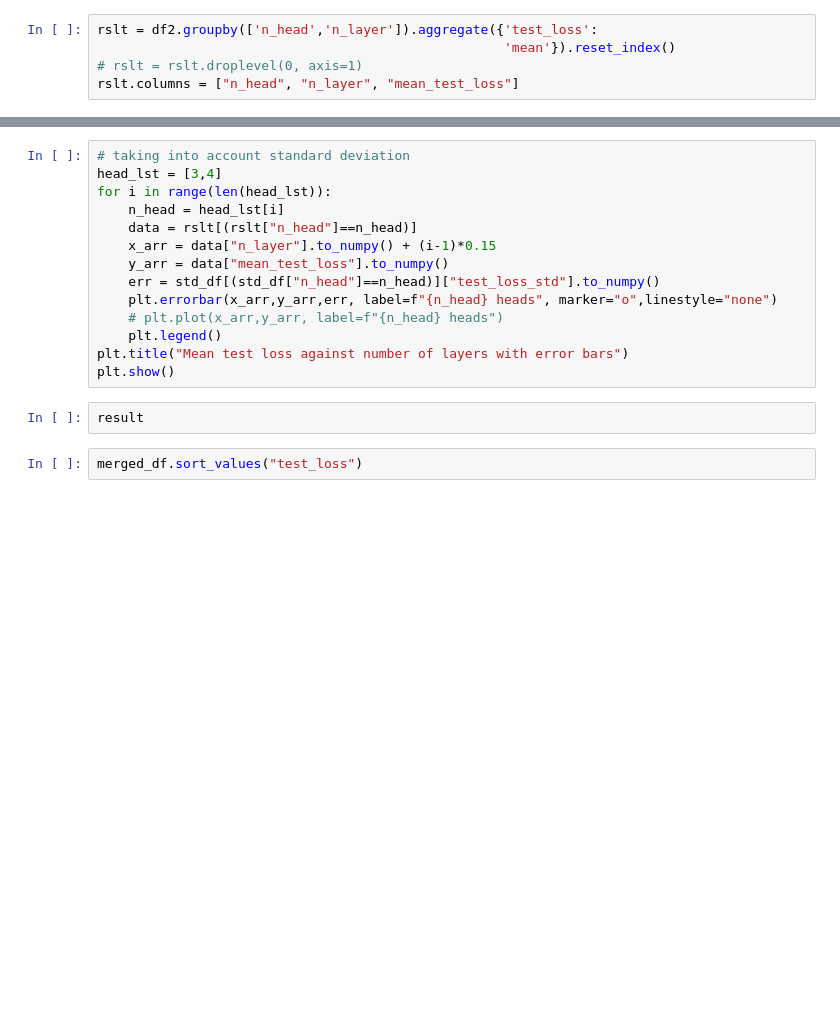
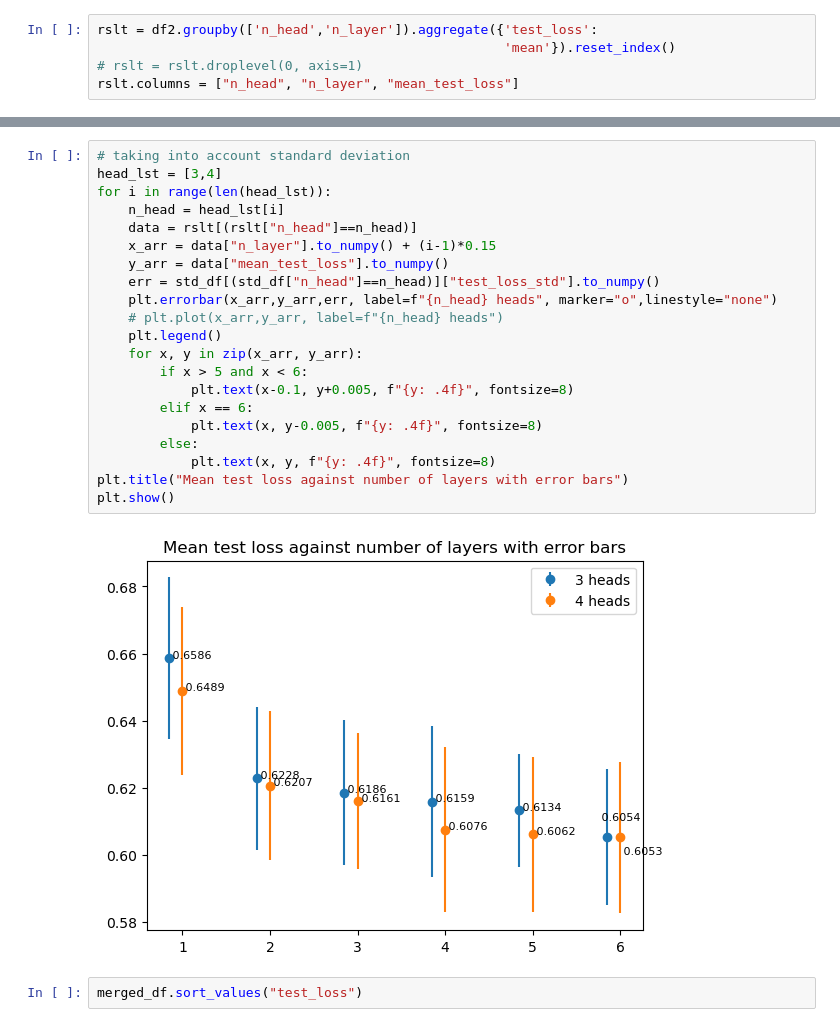
Before and after one commit to XTM233/UROP-2023, a Jupyter notebook: results_discussion.ipynb, the cells around one changed output, grey strips where cells are left out. Drawn from its saved outputs; the diff is of its cells as text; blank space fills up the shorter version.

```diff
--- a/results_discussion.ipynb
+++ b/results_discussion.ipynb
@@ -394,19 +437,26 @@ plt.show()
 # %%
 # taking into account standard deviation
 head_lst = [3,4]
 for i in range(len(head_lst)):
     n_head = head_lst[i]
     data = rslt[(rslt["n_head"]==n_head)]
     x_arr = data["n_layer"].to_numpy() + (i-1)*0.15
     y_arr = data["mean_test_loss"].to_numpy()
     err = std_df[(std_df["n_head"]==n_head)]["test_loss_std"].to_numpy()
     plt.errorbar(x_arr,y_arr,err, label=f"{n_head} heads", marker="o",linestyle="none")
     # plt.plot(x_arr,y_arr, label=f"{n_head} heads")
     plt.legend()
+    for x, y in zip(x_arr, y_arr):
+        if x > 5 and x < 6:
+            plt.text(x-0.1, y+0.005, f"{y: .4f}", fontsize=8)
+        elif x == 6:
+            plt.text(x, y-0.005, f"{y: .4f}", fontsize=8)
+        else:
+            plt.text(x, y, f"{y: .4f}", fontsize=8)
 plt.title("Mean test loss against number of layers with error bars")
 plt.show()
+# %% [output]
+[figure, added]
-# %%
-result
 # %%
 merged_df.sort_values("test_loss")
 # %%
```
Also changed, not shown: parts of 24 cells of this notebook, 9 other files.
